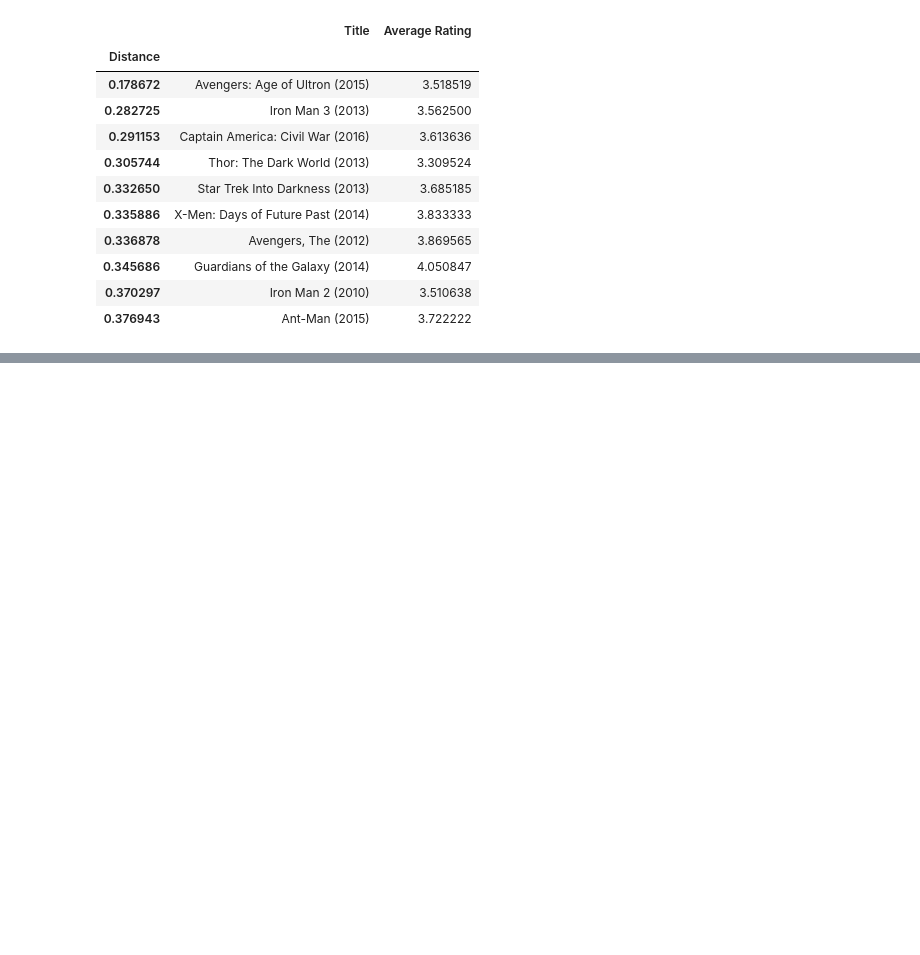
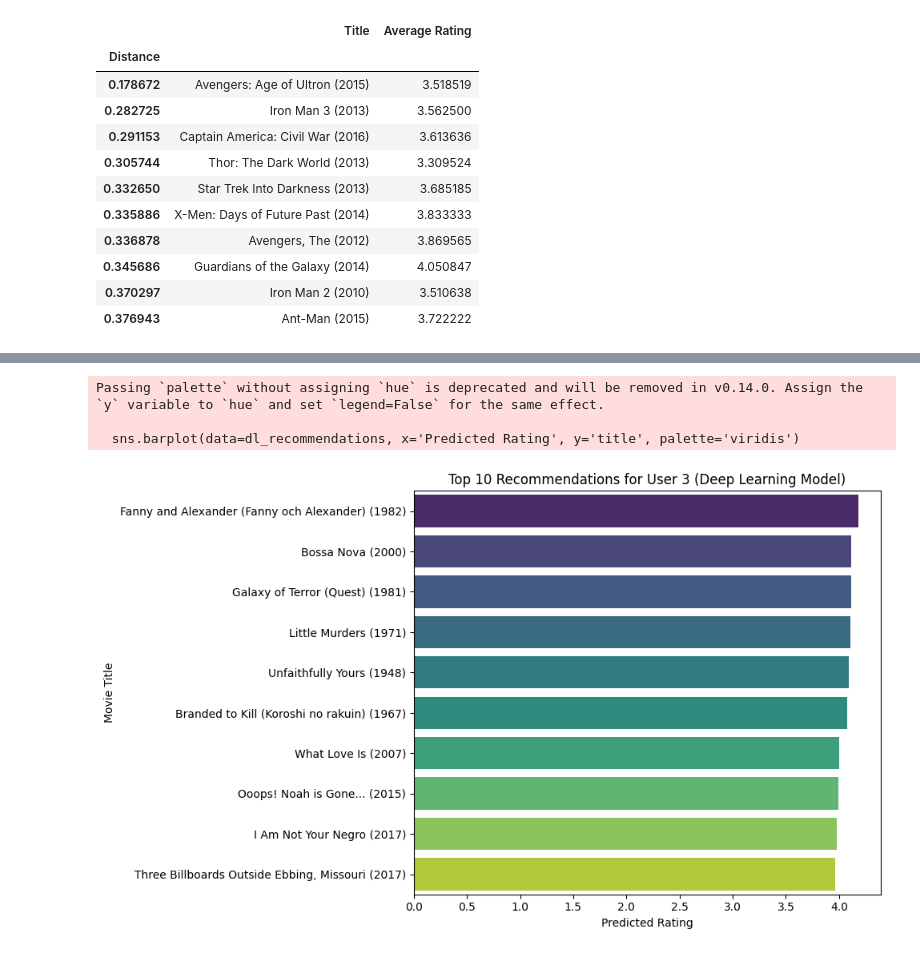
Before and after one commit to RexxS8/Proyek_Recomender_System_Andri-Martin, a Jupyter notebook: Recomendation-Movie.ipynb, the cells around one changed output, grey strips where cells are left out. Saved outputs shown, nothing was run; the diff lists cells and outputs as text; code cells hidden in the pictures; blank space fills up the shorter version.

```diff
--- a/Recomendation-Movie.ipynb
+++ b/Recomendation-Movie.ipynb
@@ -295,0 +339,17 @@ def get_movie_recommendation(movie_name):
+# %%
+# Evaluate on sample users
+sample_users = [1, 15, 30, 45, 60]
+precisions = []
+recalls = []
+
+for user_id in sample_users:
+    precision, recall, n_high_rated = evaluate_knn_model(user_id)
+    if precision is not None:
+        precisions.append(precision)
+        recalls.append(recall)
+        print(f"User {user_id} (with {n_high_rated} high-rated movies):")
+        print(f"  Precision@10: {precision:.2f}, Recall@10: {recall:.2f}")
+
+if precisions:
+    print(f"\nAverage Precision@10: {np.mean(precisions):.2f}")
+    print(f"Average Recall@10: {np.mean(recalls):.2f}")
@@ -541,0 +646,4 @@ recommend_movies_for_user(user_id=3, num_recommendations=10)
+# %%
+print("Deep Learning Recommendations for User ID 3:")
+dl_recommendations = recommend_movies_for_user(user_id=3, num_recommendations=10)
+display(dl_recommendations)
@@ -541,0 +663,14 @@ recommend_movies_for_user(user_id=3, num_recommendations=10)
+# %%
+# Visualize the recommendations
+plt.figure(figsize=(10, 6))
+sns.barplot(data=dl_recommendations, x='Predicted Rating', y='title', palette='viridis')
+plt.title('Top 10 Recommendations for User 3 (Deep Learning Model)')
+plt.xlabel('Predicted Rating')
+plt.ylabel('Movie Title')
+plt.tight_layout()
+plt.show()
+# %% [output]
+Passing `palette` without assigning `hue` is deprecated and will be removed in v0.14.0. Assign the `y` variable to `hue` and set `legend=False` for the same effect.
+
+  sns.barplot(data=dl_recommendations, x='Predicted Rating', y='title', palette='viridis')
+[figure, added]
```
Also changed, not shown: parts of 11 cells of this notebook.
